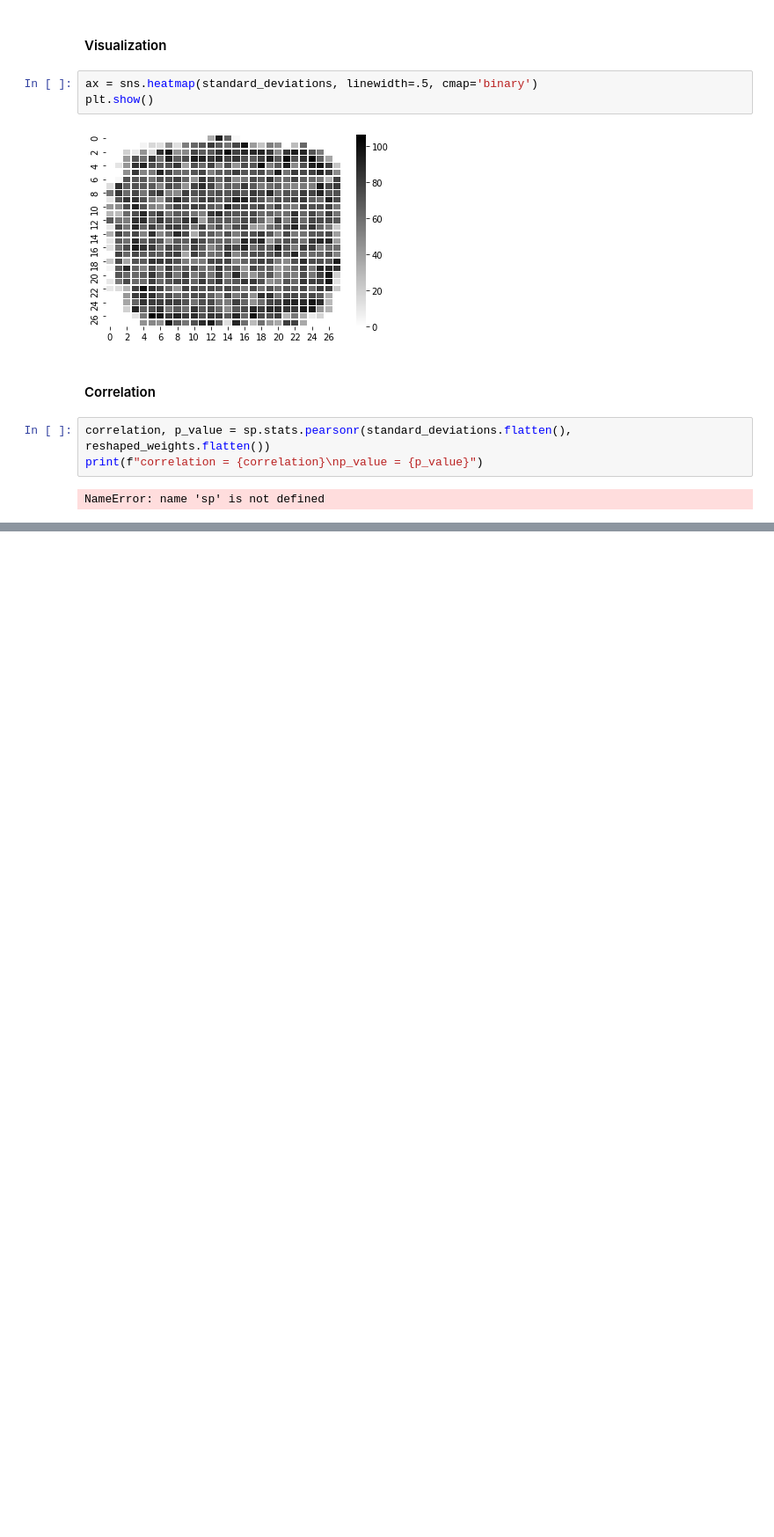
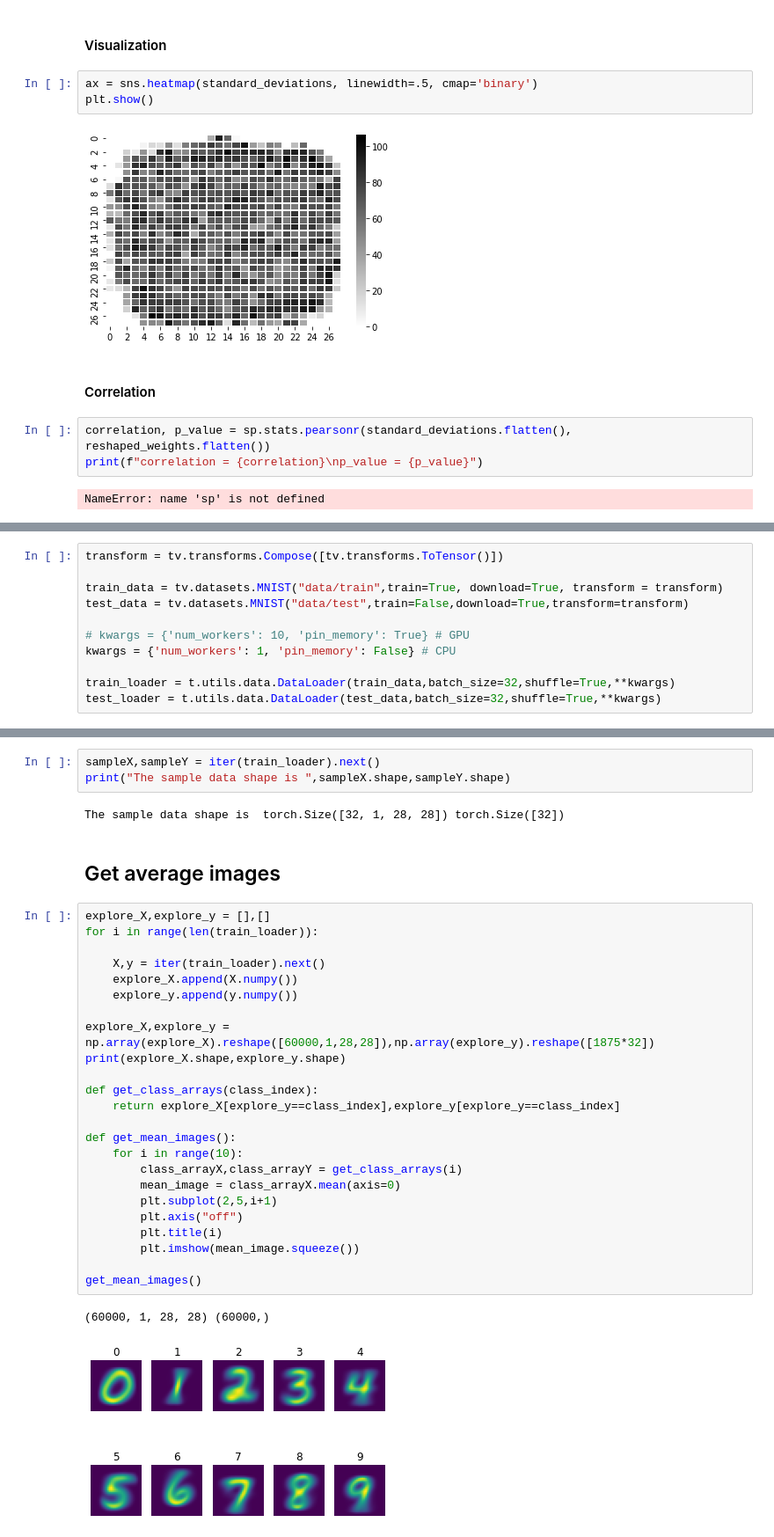
Before and after one commit to danieldelijani/Adversarial_Attacks, a Jupyter notebook: Mnist/Mnist_exploration.ipynb, the cells around one changed output, grey strips where cells are left out. Shown: that part at 88% size. Drawn from its saved outputs; the diff is of its cells as text; blank space fills up the shorter version.

Commit message:
done lot of data exp

```diff
--- a/Mnist/Mnist_exploration.ipynb
+++ b/Mnist/Mnist_exploration.ipynb
@@ -164,0 +178,11 @@ NameError: name 'sp' is not defined
+# %%
+transform = tv.transforms.Compose([tv.transforms.ToTensor()])
+
+train_data = tv.datasets.MNIST("data/train",train=True, download=True, transform = transform)
+test_data = tv.datasets.MNIST("data/test",train=False,download=True,transform=transform)
+
+# kwargs = {'num_workers': 10, 'pin_memory': True} # GPU
+kwargs = {'num_workers': 1, 'pin_memory': False} # CPU
+
+train_loader = t.utils.data.DataLoader(train_data,batch_size=32,shuffle=True,**kwargs)
+test_loader = t.utils.data.DataLoader(test_data,batch_size=32,shuffle=True,**kwargs)
@@ -164,0 +221,34 @@ NameError: name 'sp' is not defined
+# %%
+sampleX,sampleY = iter(train_loader).next()
+print("The sample data shape is ",sampleX.shape,sampleY.shape)
+# %% [output]
+The sample data shape is  torch.Size([32, 1, 28, 28]) torch.Size([32])
+# %% [markdown]
+## Get average images
+# %%
+explore_X,explore_y = [],[]
+for i in range(len(train_loader)):
+
+    X,y = iter(train_loader).next()
+    explore_X.append(X.numpy())
+    explore_y.append(y.numpy())
+
+explore_X,explore_y = np.array(explore_X).reshape([60000,1,28,28]),np.array(explore_y).reshape([1875*32])
+print(explore_X.shape,explore_y.shape)
+
+def get_class_arrays(class_index):
+    return explore_X[explore_y==class_index],explore_y[explore_y==class_index]
+
+def get_mean_images():
+    for i in range(10):
+        class_arrayX,class_arrayY = get_class_arrays(i)
+        mean_image = class_arrayX.mean(axis=0)
+        plt.subplot(2,5,i+1)
+        plt.axis("off")
+        plt.title(i)
+        plt.imshow(mean_image.squeeze())
+
+get_mean_images()
+# %% [output]
+(60000, 1, 28, 28) (60000,)
+[figure, added]
```
Also changed, not shown: parts of 17 cells of this notebook, 31 other files.
